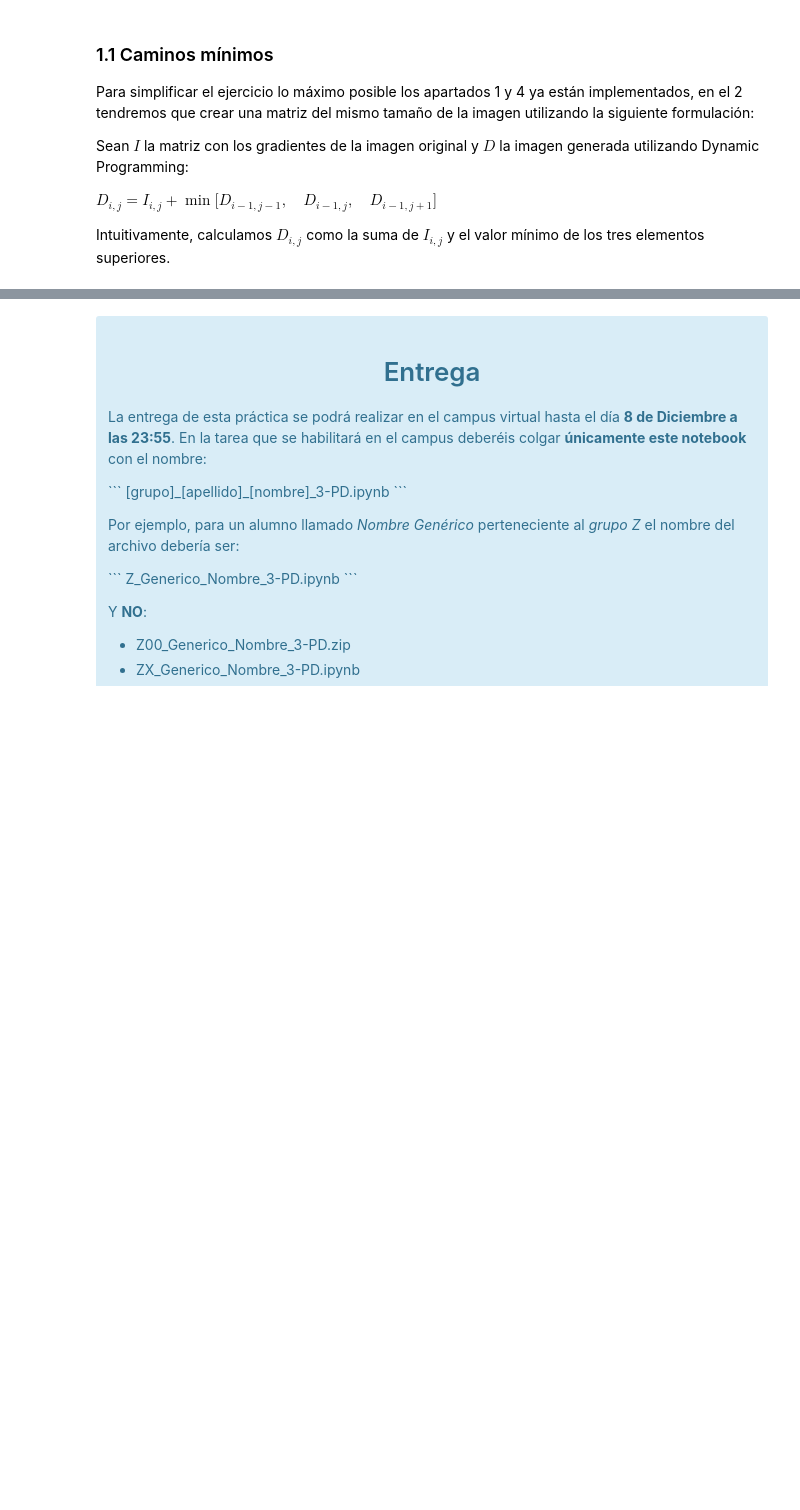
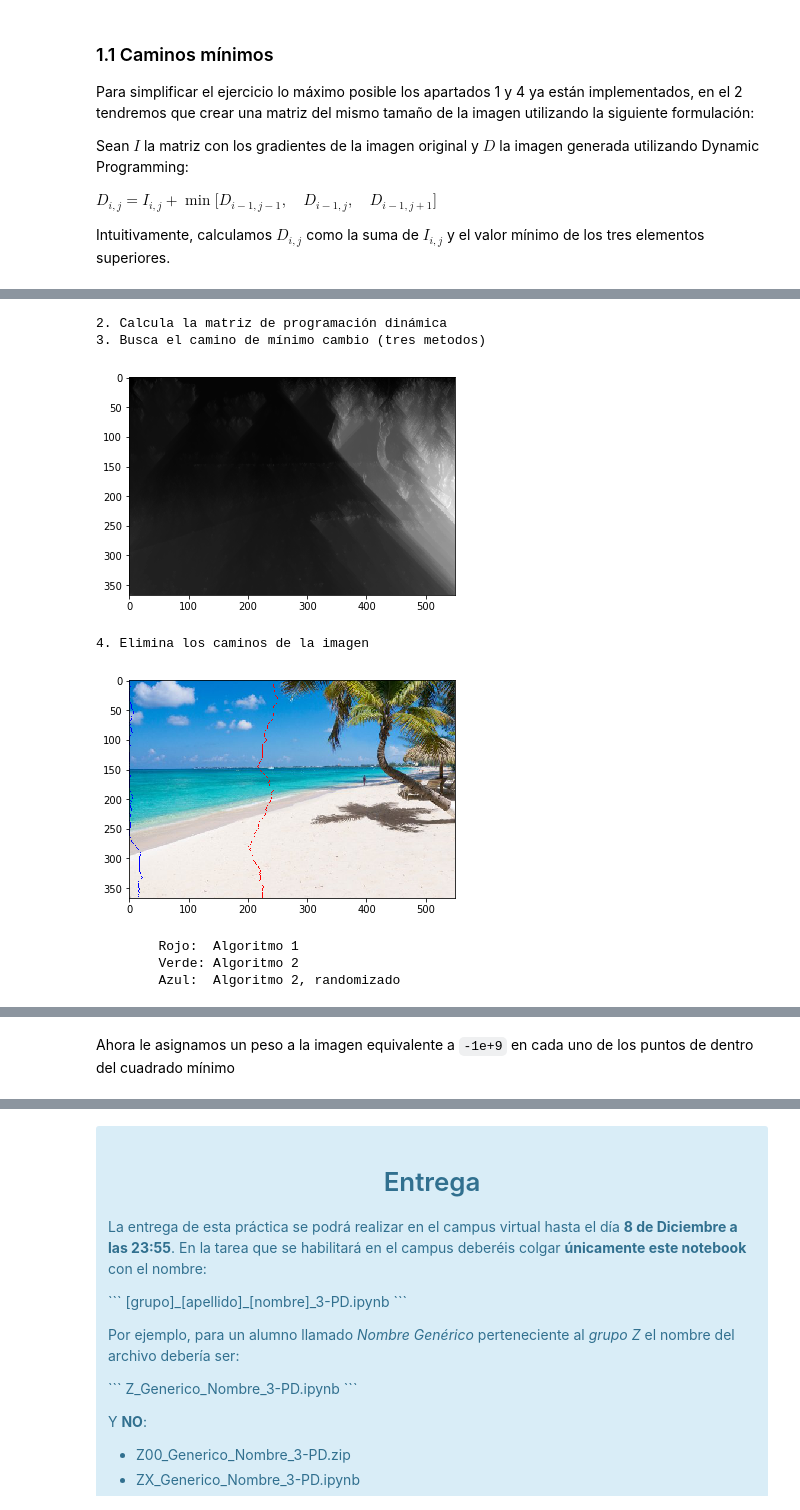
Before and after one commit to OriolMoles/alg2, a Jupyter notebook: 2pac/labs/3-PD/3-PD.ipynb, the cells around one changed output, grey strips where cells are left out. Drawn from its saved outputs; the diff is of its cells as text; code cells hidden in the pictures; blank space fills up the shorter version.

```diff
--- a/2pac/labs/3-PD/3-PD.ipynb
+++ b/2pac/labs/3-PD/3-PD.ipynb
@@ -158,0 +291,15 @@ def min_path_find(mat):
+# %%
+from time import time
+
+mat = dynamic_programming(np.abs(dx))
+
+t1 = time()
+p1 = min_path_find(mat)
+t1 = time() - t1
+
+t2 = time()
+p2, _ = min_path_find_2(mat)
+t2 = time() - t2
+
+print(f"min_path_find:   {t1:2.6f} s.")
+print(f"min_path_find_2: {t2:2.6f} s.")
@@ -159,17 +402,48 @@ def min_path_find(mat):
 # %%
+# Reset
+
+im = plt.imread('img/beach.jpg') / 255.
+dx = nd.sobel(rgb2gray(im), 1)
+
+
 print("2. Calcula la matriz de programación dinámica")
 tmp = dynamic_programming(np.abs(dx))
 
-print("3. Busca el camino de mínimo cambio")
-path = min_path_find(tmp)
+print("3. Busca el camino de mínimo cambio (tres metodos)")
+path1 = min_path_find(tmp)
+path2, v1 = min_path_find_2(tmp)
+path3, v2 = min_path_find_2(tmp, rand=True)
+
 plt.imshow(tmp, cmap='gray')
 plt.show()
 
-print("4. Elimina el camino de la imagen")
-updated = del_path(im, path) # Updated es ahora la imagen original menos una columna (la eliminada por min_path)
+print("4. Elimina los caminos de la imagen")
+
+updated = del_path_gen(im, path1)
+updated = del_path_gen(im, path2, vert=v1)
+updated = del_path_gen(im, path3, vert=v2)
+
 # Muestra el camino eliminado sobre la imágen original
-plt.imshow(mark_path(im, path))
+
+im = mark_path_c(im, path1, color=[1, 0, 0]) # Red
+im = mark_path_c(im, path2, color=[0, 1, 0]) # Green
+im = mark_path_c(im, path3, color=[0, 0, 1]) # Blue
+
+plt.imshow(im)
 plt.show()
+
+print("\tRojo:  Algoritmo 1")
+print("\tVerde: Algoritmo 2")
+print("\tAzul:  Algoritmo 2, randomizado")
+# %% [output]
+2. Calcula la matriz de programación dinámica
+3. Busca el camino de mínimo cambio (tres metodos)
+[figure, added]
+4. Elimina los caminos de la imagen
+[figure, added]
+        Rojo:  Algoritmo 1
+        Verde: Algoritmo 2
+        Azul:  Algoritmo 2, randomizado
 # %% [markdown]
 ### 1.2 Eliminando zonas concretas de una imagen
 
@@ -214,4 +488,6 @@ cid = fig.canvas.mpl_connect('button_press_event', onclick)
 # %% [output]
 [interactive output not drawn]
 [interactive output not drawn]
+# %% [markdown]
+Ahora le asignamos un peso a la imagen equivalente a `-1e+9` en cada uno de los puntos de dentro del cuadrado mínimo
 # %%
```
Also changed, not shown: parts of 16 cells of this notebook, 4 other files.
